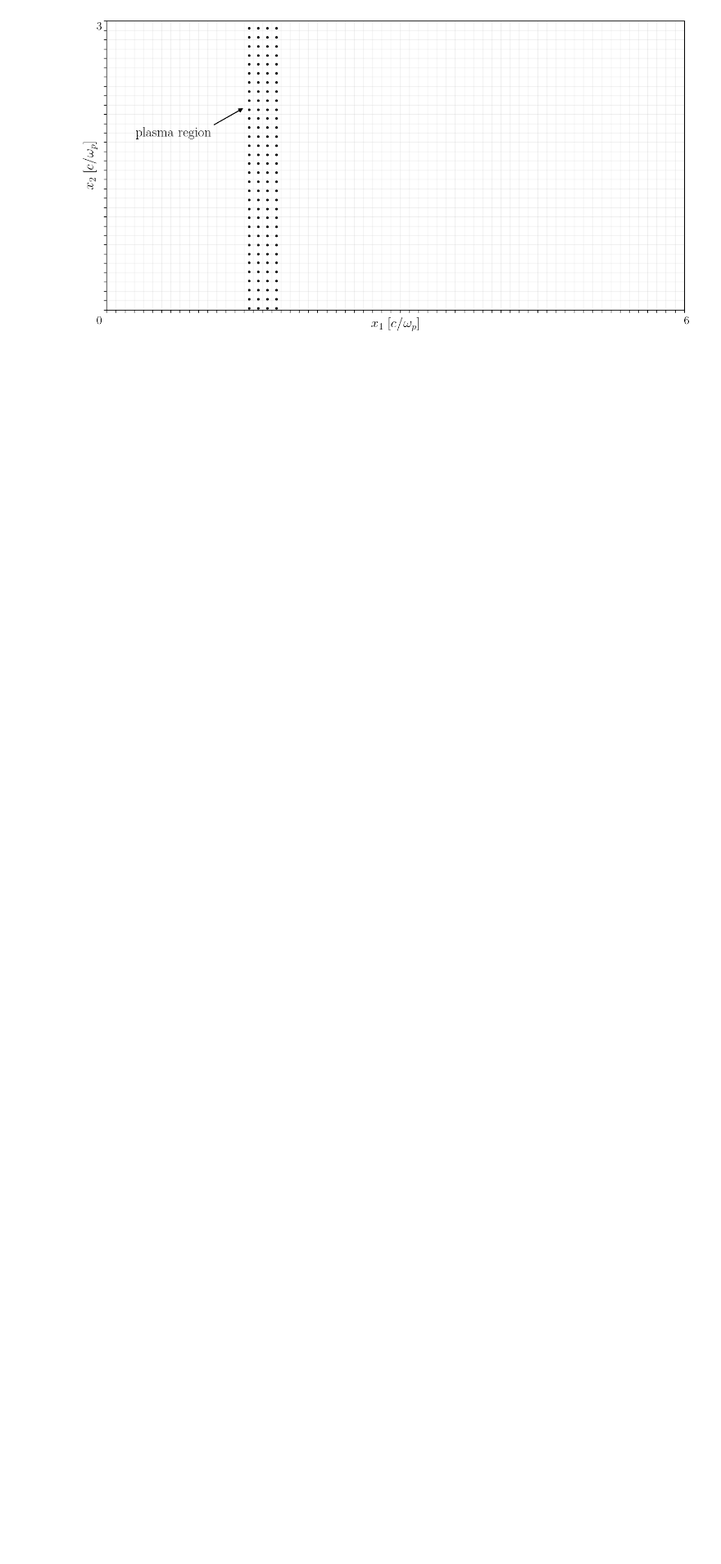
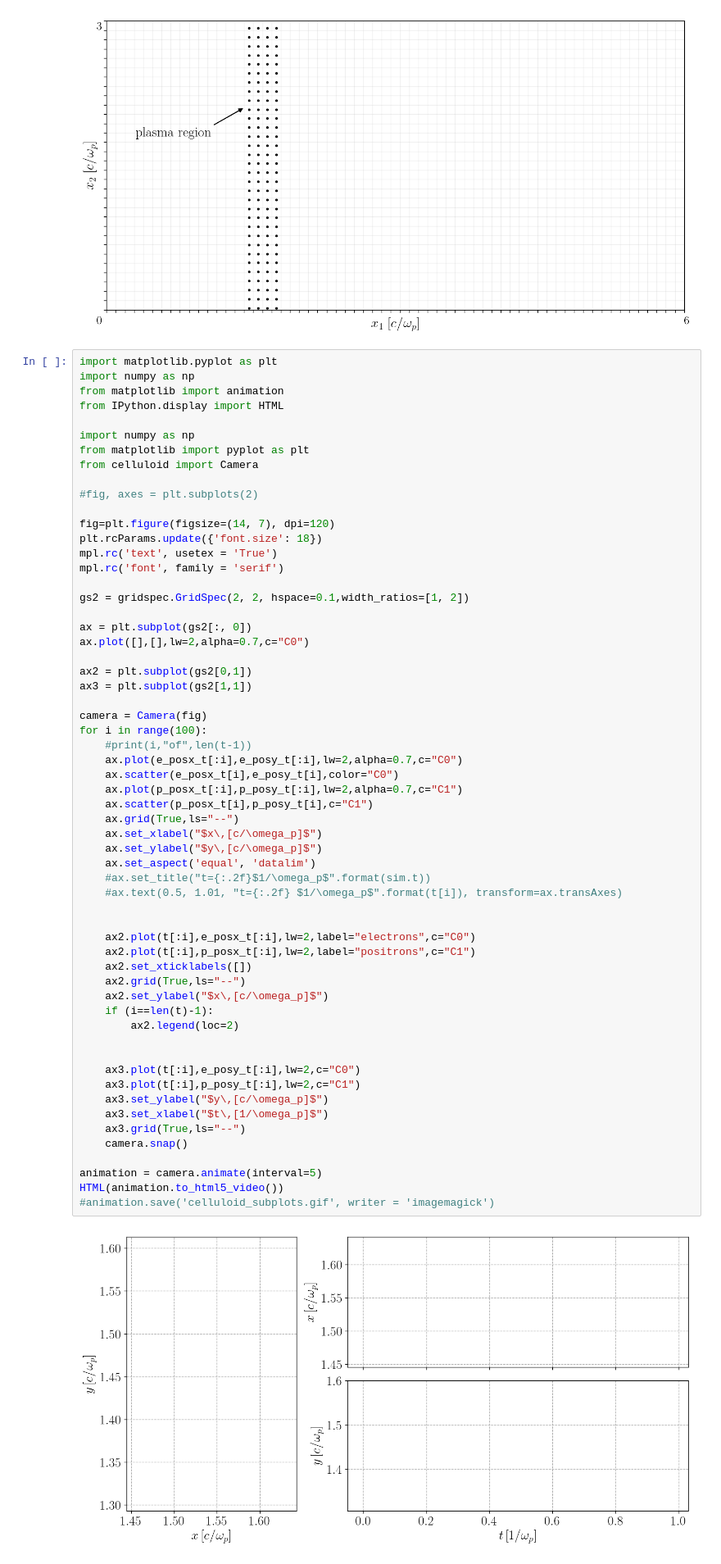
Before and after one commit to pardallio/zpic, a Jupyter notebook: python/ExB Drift.ipynb, the cells around one changed output. Shown at 82% size. Cells and saved outputs as stored; diff of their text form; blank space fills up the shorter version.

Commit message:
some images

```diff
--- a/python/ExB Drift.ipynb
+++ b/python/ExB Drift.ipynb
@@ -249,3 +249,64 @@ plt.savefig("plasm.png")
 #plt.savefig("part.png")
 # %% [output]
 [figure]
+# %%
+import matplotlib.pyplot as plt
+import numpy as np
+from matplotlib import animation
+from IPython.display import HTML
+
+import numpy as np
+from matplotlib import pyplot as plt
+from celluloid import Camera
+
+#fig, axes = plt.subplots(2)
+
+fig=plt.figure(figsize=(14, 7), dpi=120)
+plt.rcParams.update({'font.size': 18})
+mpl.rc('text', usetex = 'True')
+mpl.rc('font', family = 'serif')
+
+gs2 = gridspec.GridSpec(2, 2, hspace=0.1,width_ratios=[1, 2])
+
+ax = plt.subplot(gs2[:, 0])
+ax.plot([],[],lw=2,alpha=0.7,c="C0")
+
+ax2 = plt.subplot(gs2[0,1])
+ax3 = plt.subplot(gs2[1,1])
+
+camera = Camera(fig)
+for i in range(100):
+    #print(i,"of",len(t-1))
+    ax.plot(e_posx_t[:i],e_posy_t[:i],lw=2,alpha=0.7,c="C0")
+    ax.scatter(e_posx_t[i],e_posy_t[i],color="C0")
+    ax.plot(p_posx_t[:i],p_posy_t[:i],lw=2,alpha=0.7,c="C1")
+    ax.scatter(p_posx_t[i],p_posy_t[i],c="C1")
+    ax.grid(True,ls="--")
+    ax.set_xlabel("$x\,[c/\omega_p]$")
+    ax.set_ylabel("$y\,[c/\omega_p]$")
+    ax.set_aspect('equal', 'datalim')
+    #ax.set_title("t={:.2f}$1/\omega_p$".format(sim.t))
+    #ax.text(0.5, 1.01, "t={:.2f} $1/\omega_p$".format(t[i]), transform=ax.transAxes)
+
+
+    ax2.plot(t[:i],e_posx_t[:i],lw=2,label="electrons",c="C0")
+    ax2.plot(t[:i],p_posx_t[:i],lw=2,label="positrons",c="C1")
+    ax2.set_xticklabels([])
+    ax2.grid(True,ls="--")
+    ax2.set_ylabel("$x\,[c/\omega_p]$")
+    if (i==len(t)-1):
+        ax2.legend(loc=2)
+
+
+    ax3.plot(t[:i],e_posy_t[:i],lw=2,c="C0")
+    ax3.plot(t[:i],p_posy_t[:i],lw=2,c="C1")
+    ax3.set_ylabel("$y\,[c/\omega_p]$")
+    ax3.set_xlabel("$t\,[1/\omega_p]$")
+    ax3.grid(True,ls="--")
+    camera.snap()
+
+animation = camera.animate(interval=5)
+HTML(animation.to_html5_video())
+#animation.save('celluloid_subplots.gif', writer = 'imagemagick')
+# %% [output]
+[figure, added]
```
Also changed, not shown: parts of 4 cells of this notebook.
